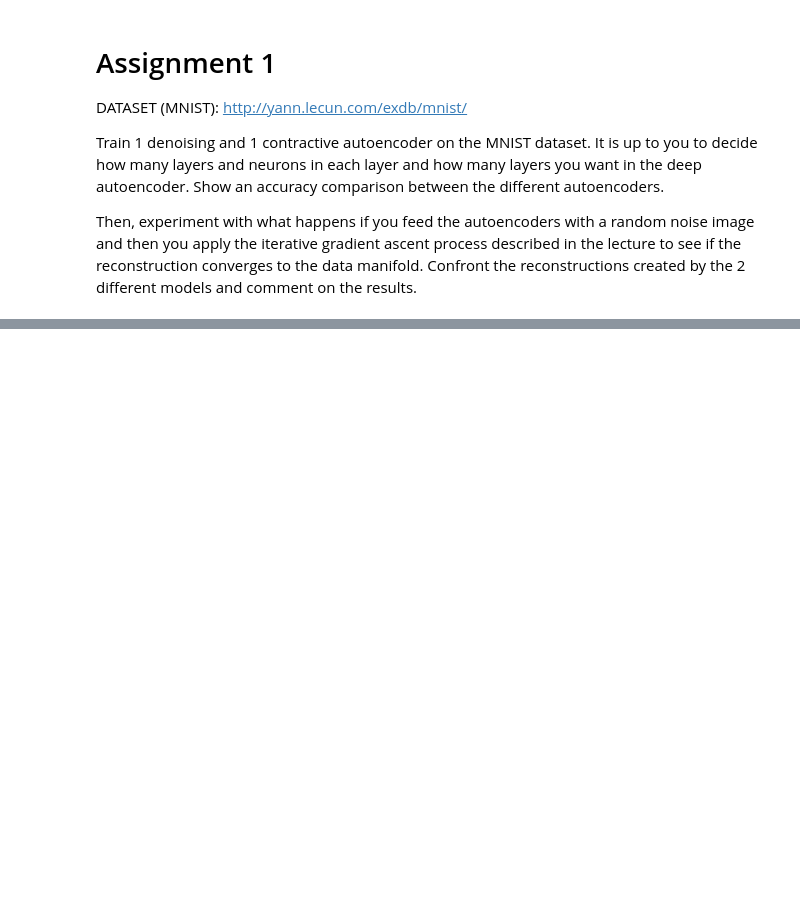
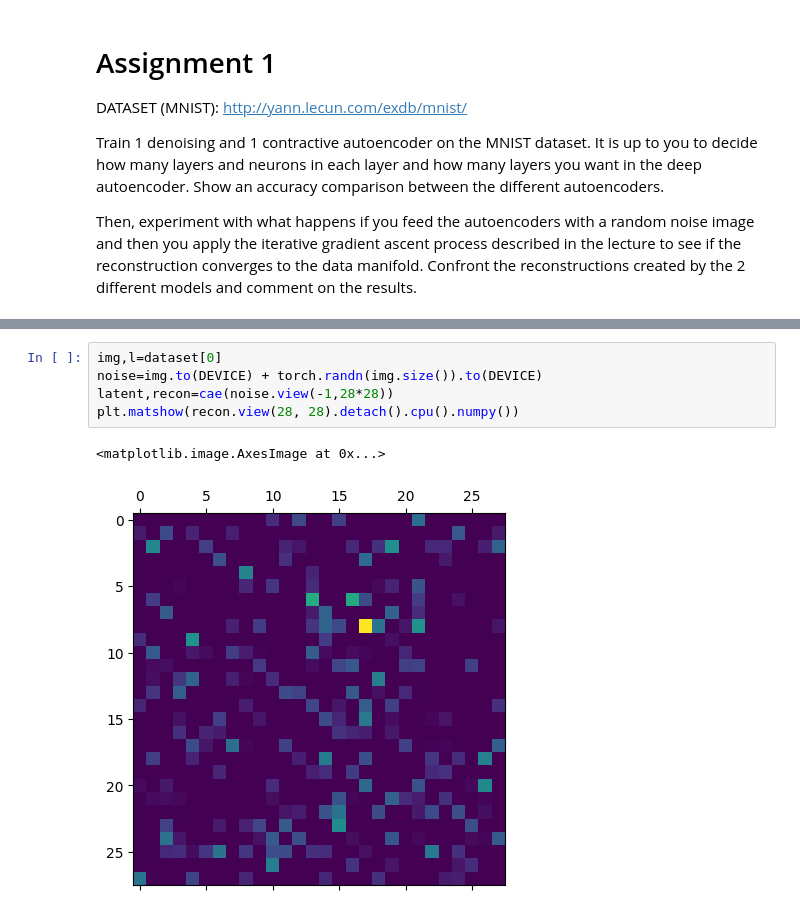
Before and after one commit to mirdan08/unipi-assignments, a Jupyter notebook: ISPR/midterm3/assignment.ipynb, the cells around one changed output, grey strips where cells are left out. Saved outputs shown, nothing was run; the diff lists cells and outputs as text; blank space fills up the shorter version.

```diff
--- a/ISPR/midterm3/assignment.ipynb
+++ b/ISPR/midterm3/assignment.ipynb
@@ -170,0 +162,8 @@ plt.matshow(generate_data_point(cae,28*28,10000,1e-3).view(28, 28).detach().cpu(
+# %%
+img,l=dataset[0]
+noise=img.to(DEVICE) + torch.randn(img.size()).to(DEVICE)
+latent,recon=cae(noise.view(-1,28*28))
+plt.matshow(recon.view(28, 28).detach().cpu().numpy())
+# %% [output]
+<matplotlib.image.AxesImage at 0x...>
+[figure, added]
```
Also changed, not shown: parts of 8 cells of this notebook, 14 other files.
